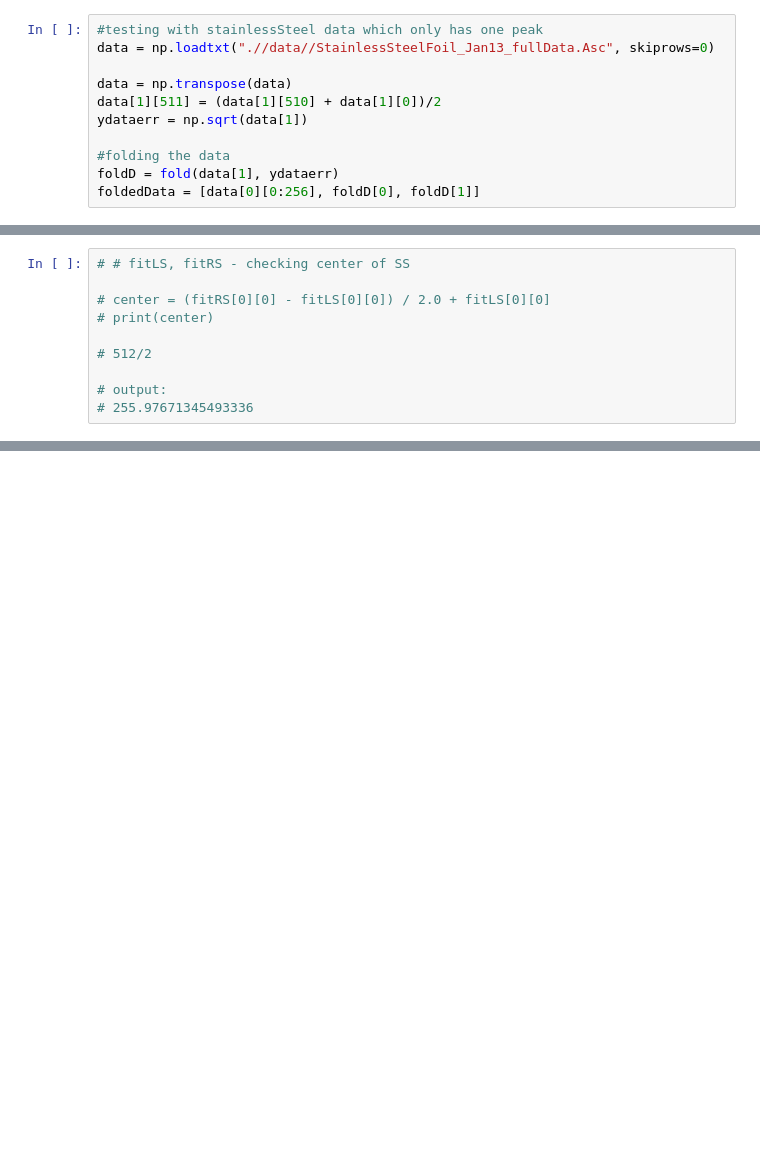
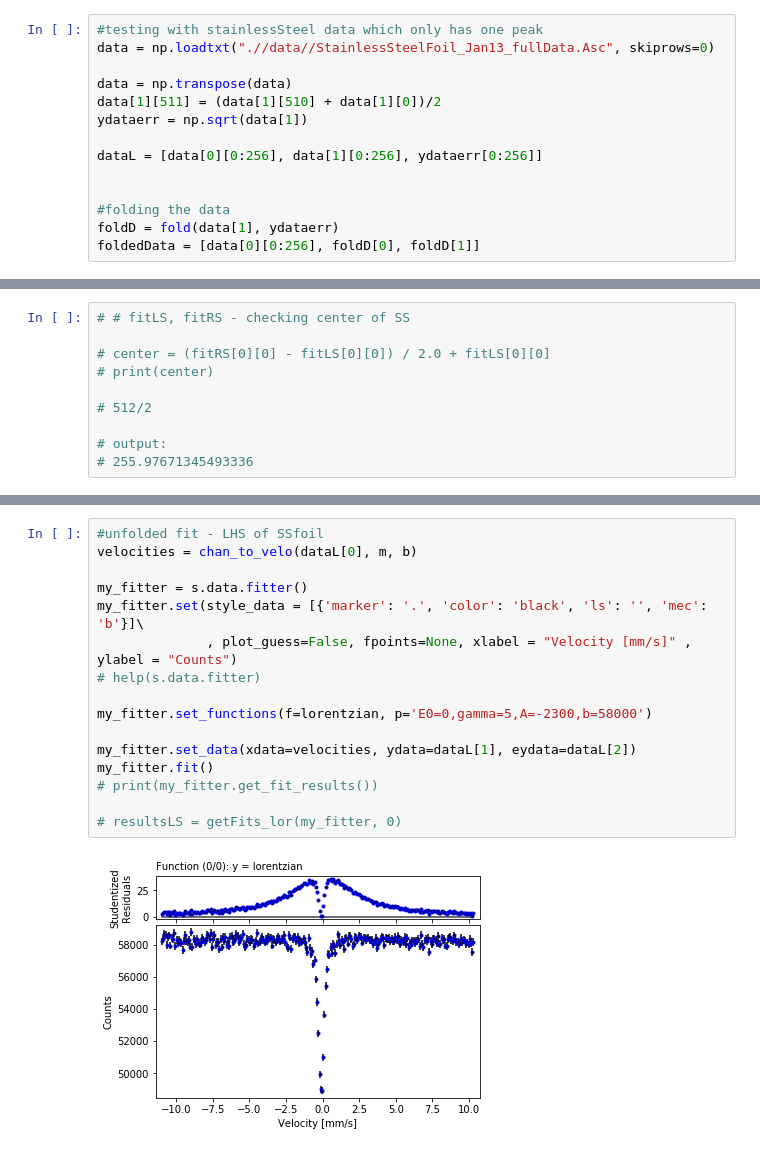
Before and after one commit to eklem1/ModernLab, a Jupyter notebook: foldingFunct.ipynb, the cells around one changed output, grey strips where cells are left out. Cells and saved outputs as stored; diff of their text form; blank space fills up the shorter version.

Commit message:
added unfolded SSfoil

```diff
--- a/foldingFunct.ipynb
+++ b/foldingFunct.ipynb
@@ -354,6 +342,9 @@ data = np.transpose(data)
 data[1][511] = (data[1][510] + data[1][0])/2
 ydataerr = np.sqrt(data[1])
 
+dataL = [data[0][0:256], data[1][0:256], ydataerr[0:256]]
+
+
 #folding the data
 foldD = fold(data[1], ydataerr)
 foldedData = [data[0][0:256], foldD[0], foldD[1]]
@@ -441,3 +419,21 @@ E0         = -0.142535
 gamma      = -0.42497
 A          = -5002.44
 b          = 116489
+# %%
+#unfolded fit - LHS of SSfoil
+velocities = chan_to_velo(dataL[0], m, b)
+
+my_fitter = s.data.fitter()
+my_fitter.set(style_data = [{'marker': '.', 'color': 'black', 'ls': '', 'mec': 'b'}]\
+              , plot_guess=False, fpoints=None, xlabel = "Velocity [mm/s]" , ylabel = "Counts")
+# help(s.data.fitter)
+
+my_fitter.set_functions(f=lorentzian, p='E0=0,gamma=5,A=-2300,b=58000')
+
+my_fitter.set_data(xdata=velocities, ydata=dataL[1], eydata=dataL[2])
+my_fitter.fit()
+# print(my_fitter.get_fit_results())
+
+# resultsLS = getFits_lor(my_fitter, 0)
+# %% [output]
+[figure, added]
```
Also changed, not shown: parts of 10 cells of this notebook.
